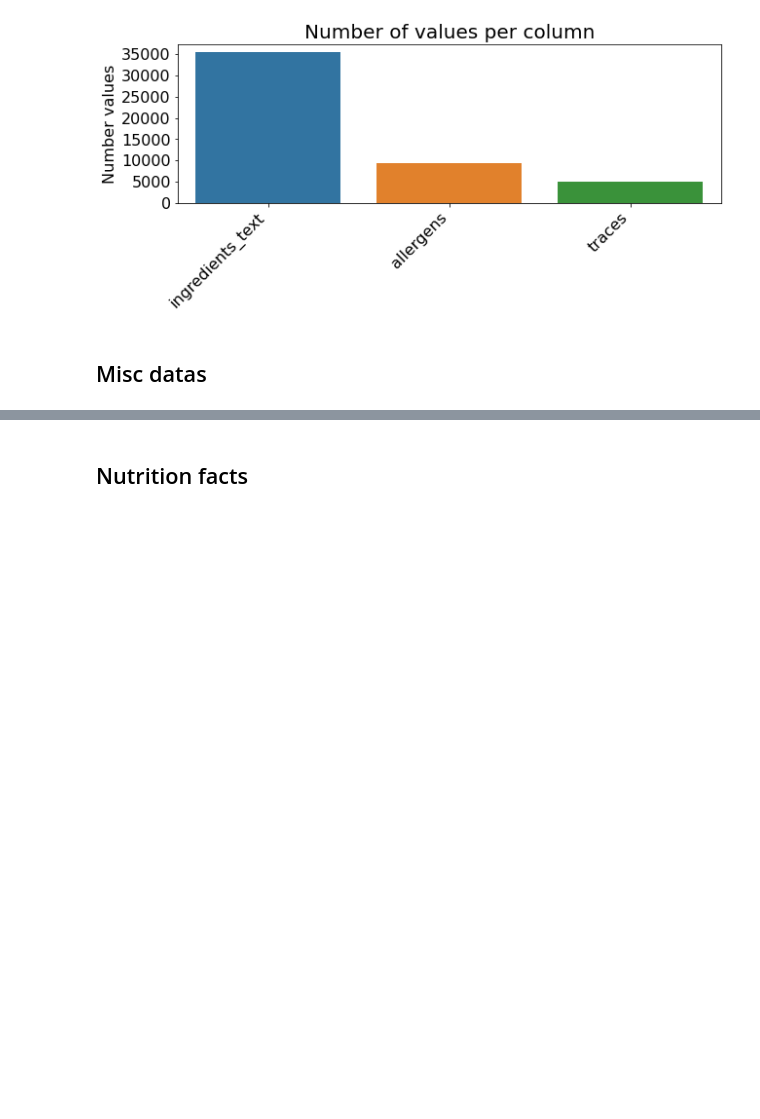
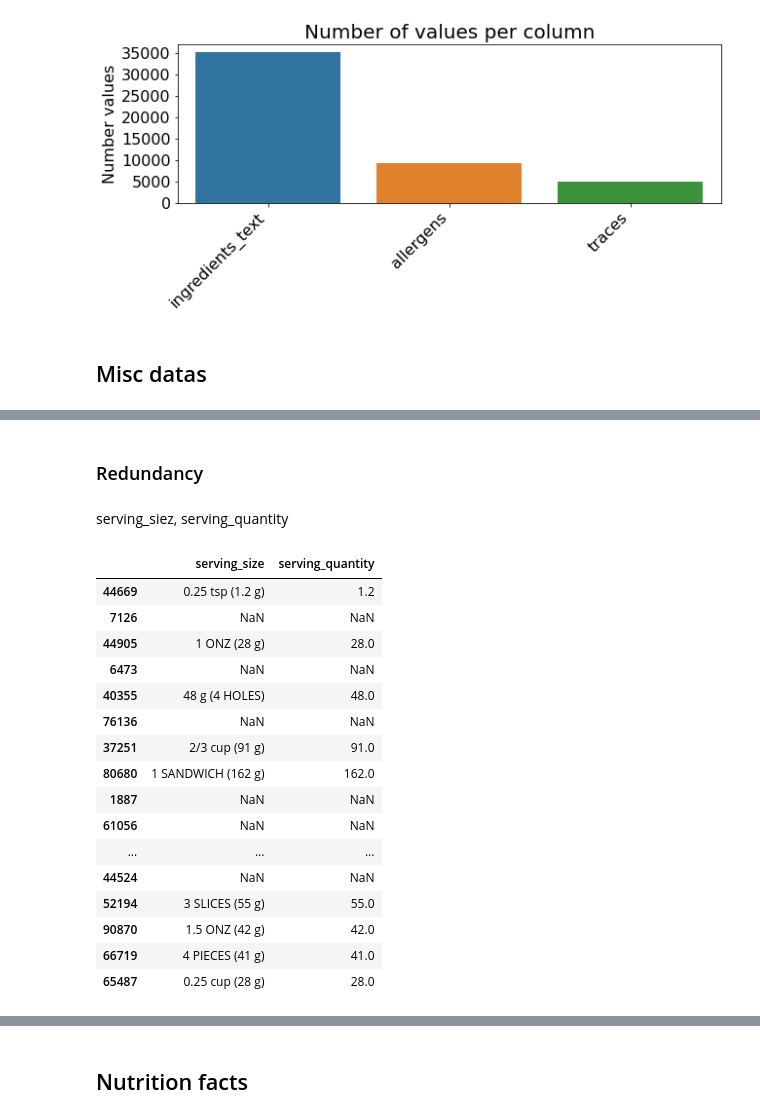
Before and after one commit to curiousmindflow/oc-ml-p2, a Jupyter notebook: preparation.ipynb, the cells around one changed output, grey strips where cells are left out. Saved outputs shown, nothing was run; the diff lists cells and outputs as text; code cells hidden in the pictures; blank space fills up the shorter version.

```diff
--- a/preparation.ipynb
+++ b/preparation.ipynb
@@ -610,0 +682,24 @@ plt.show()
+# %% [markdown]
+### Redundancy
+# %% [markdown]
+serving_siez, serving_quantity
+# %%
+misc.loc[:, ["serving_size", "serving_quantity"]].iloc[:20]
+# %% [output]
+|  | serving_size | serving_quantity |
+| 44669 | 0.25 tsp (1.2 g) | 1.2 |
+| 7126 | NaN | NaN |
+| 44905 | 1 ONZ (28 g) | 28.0 |
+| 6473 | NaN | NaN |
+| 40355 | 48 g (4 HOLES) | 48.0 |
+| 76136 | NaN | NaN |
+| 37251 | 2/3 cup (91 g) | 91.0 |
+| 80680 | 1 SANDWICH (162 g) | 162.0 |
+| 1887 | NaN | NaN |
+| 61056 | NaN | NaN |
+| ... | ... | ... |
+| 44524 | NaN | NaN |
+| 52194 | 3 SLICES (55 g) | 55.0 |
+| 90870 | 1.5 ONZ (42 g) | 42.0 |
+| 66719 | 4 PIECES (41 g) | 41.0 |
+| 65487 | 0.25 cup (28 g) | 28.0 |
```
Also changed, not shown: parts of 37 cells of this notebook.
